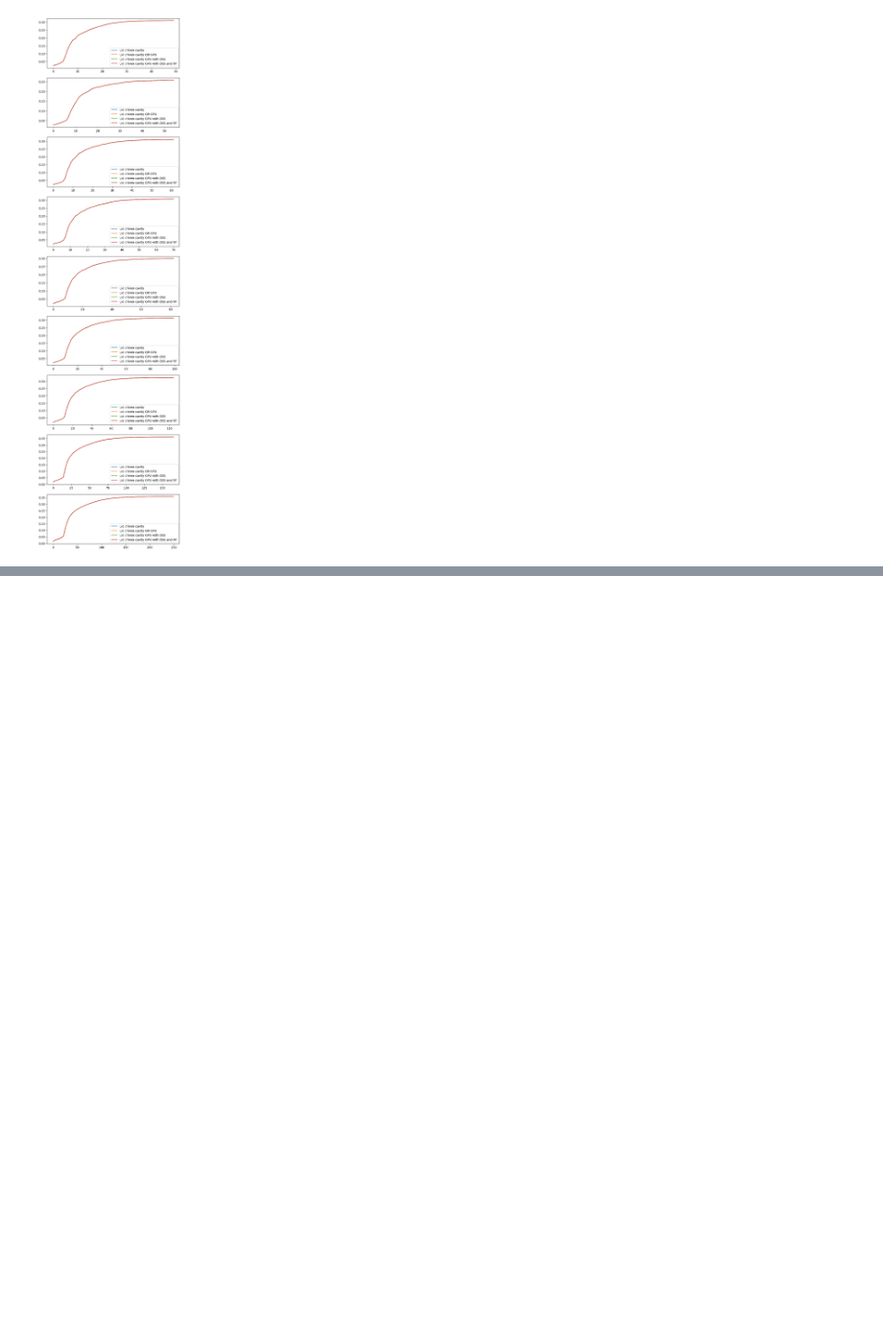
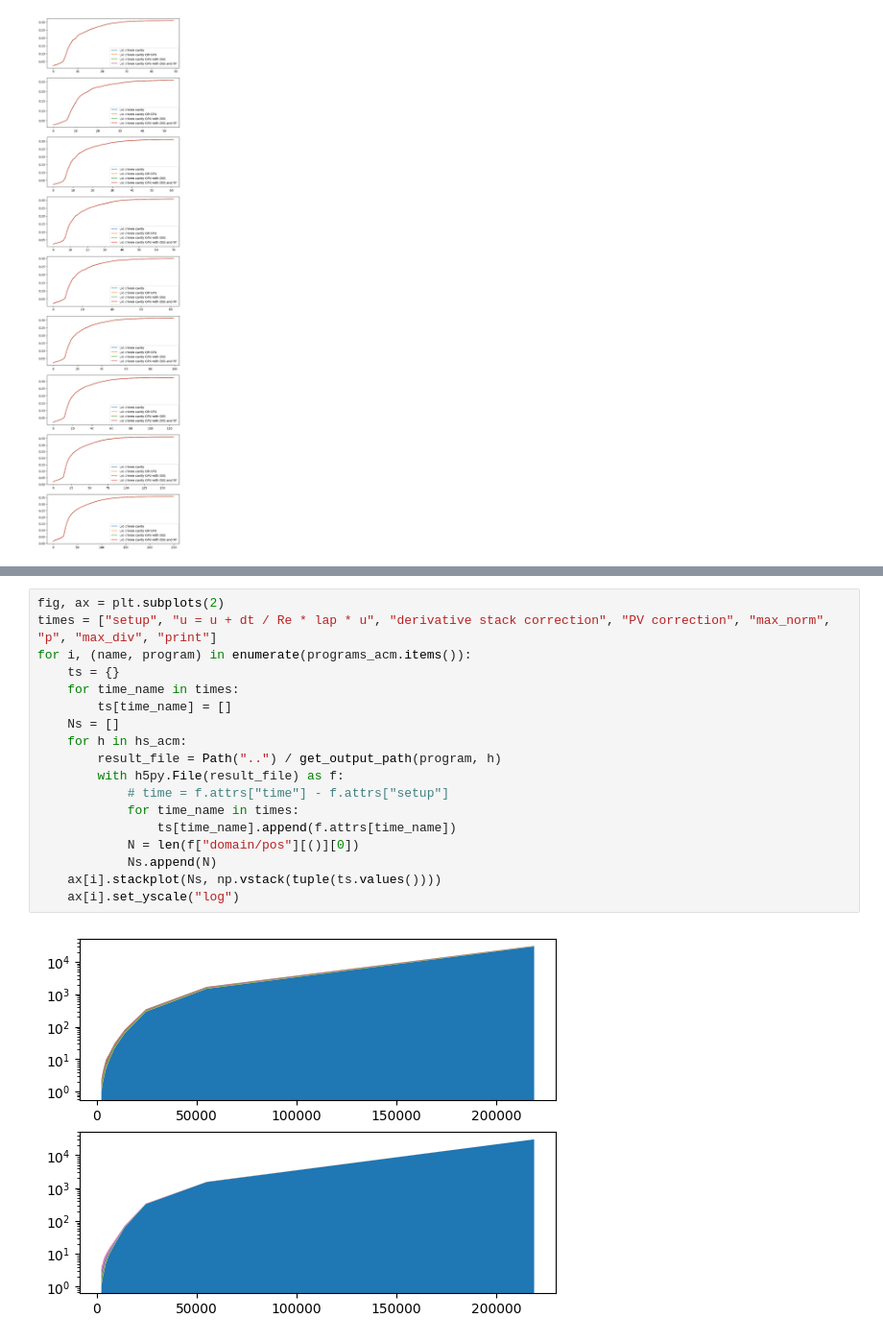
Before and after one commit to ggasper/lid-driven-cavity-gpu, a Jupyter notebook: benchmark/benchmark.ipynb, the cells around one changed output, grey strips where cells are left out. Shown at 96% size. Cells and saved outputs as stored; diff of their text form; blank space fills up the shorter version.

```diff
--- a/benchmark/benchmark.ipynb
+++ b/benchmark/benchmark.ipynb
@@ -96,0 +199,20 @@ for i, h in enumerate(hs):
+# %%
+fig, ax = plt.subplots(2)
+times = ["setup", "u = u + dt / Re * lap * u", "derivative stack correction", "PV correction", "max_norm", "p", "max_div", "print"]
+for i, (name, program) in enumerate(programs_acm.items()):
+    ts = {}
+    for time_name in times:
+        ts[time_name] = []
+    Ns = []
+    for h in hs_acm:
+        result_file = Path("..") / get_output_path(program, h)
+        with h5py.File(result_file) as f:
+            # time = f.attrs["time"] - f.attrs["setup"]
+            for time_name in times:
+                ts[time_name].append(f.attrs[time_name])
+            N = len(f["domain/pos"][()][0])
+            Ns.append(N)
+    ax[i].stackplot(Ns, np.vstack(tuple(ts.values())))
+    ax[i].set_yscale("log")
+# %% [output]
+[figure, added]
```
Also changed, not shown: parts of 11 cells of this notebook, 3 other files.
